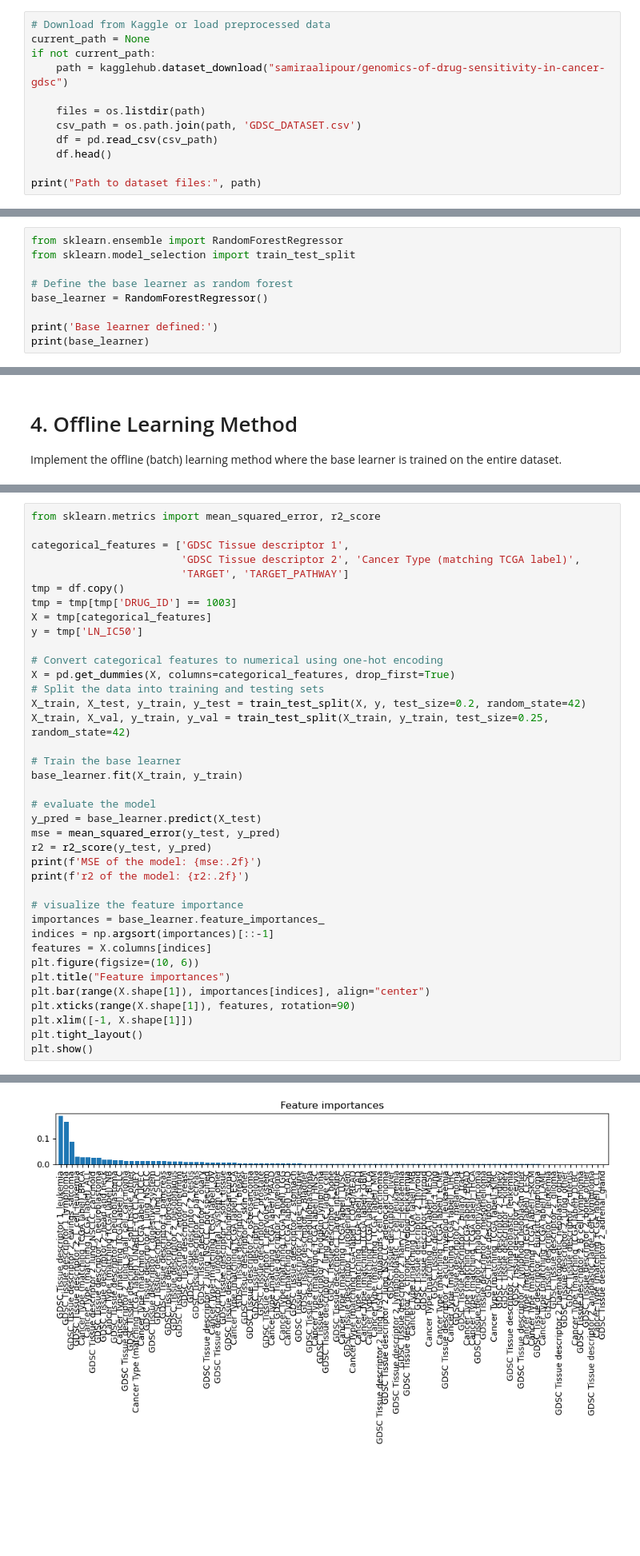
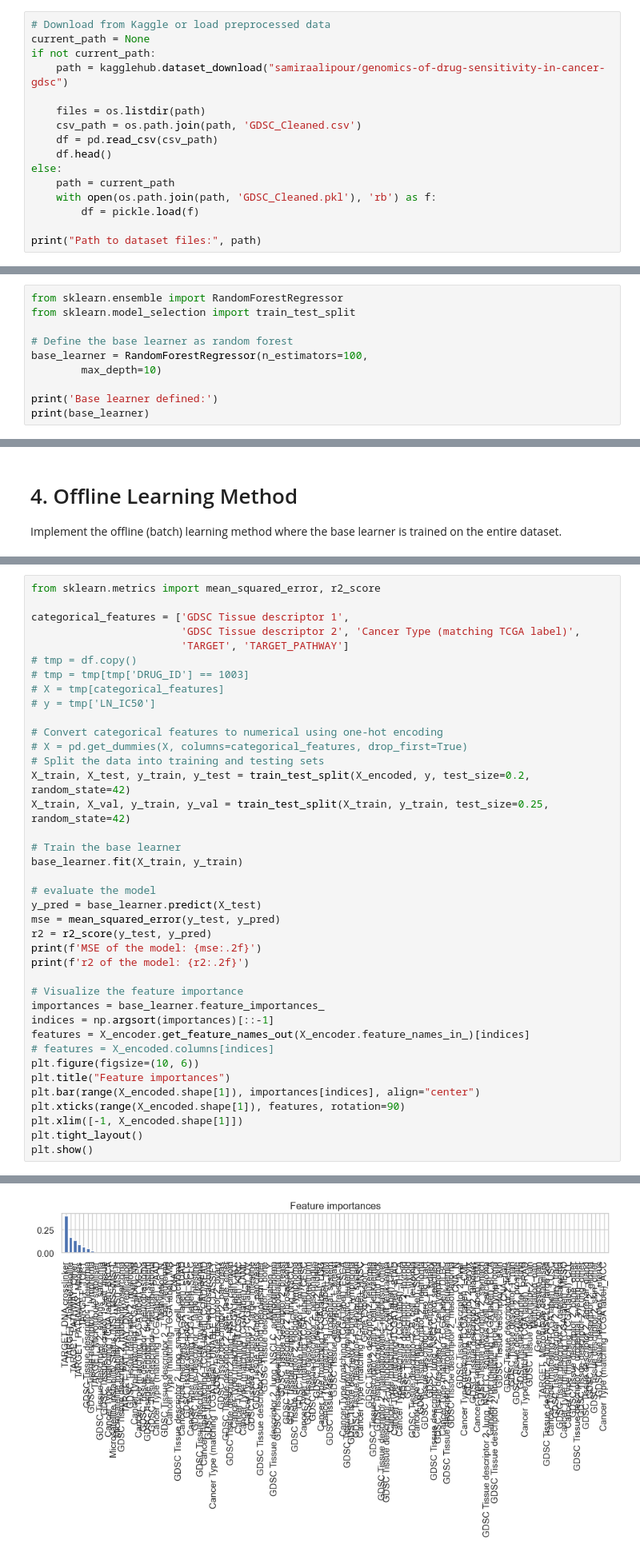
Before and after one commit to ShijieTang/Automation_GDSC, a Jupyter notebook: main.ipynb, the cells around one changed output, grey strips where cells are left out. Shown at 80% size. Saved outputs shown, nothing was run; the diff lists cells and outputs as text; blank space fills up the shorter version.

```diff
--- a/main.ipynb
+++ b/main.ipynb
@@ -42,9 +32,13 @@ if not current_path:
     path = kagglehub.dataset_download("samiraalipour/genomics-of-drug-sensitivity-in-cancer-gdsc")
 
     files = os.listdir(path)
-    csv_path = os.path.join(path, 'GDSC_DATASET.csv')
+    csv_path = os.path.join(path, 'GDSC_Cleaned.csv')
     df = pd.read_csv(csv_path)
     df.head()
+else:
+    path = current_path
+    with open(os.path.join(path, 'GDSC_Cleaned.pkl'), 'rb') as f:
+        df = pickle.load(f)
 
 print("Path to dataset files:", path)
 # %% [output]
@@ -67,7 +108,8 @@ from sklearn.ensemble import RandomForestRegressor
 from sklearn.model_selection import train_test_split
 
 # Define the base learner as random forest
-base_learner = RandomForestRegressor()
+base_learner = RandomForestRegressor(n_estimators=100,
+        max_depth=10)
 
 print('Base learner defined:')
 print(base_learner)
@@ -106,15 +126,15 @@ from sklearn.metrics import mean_squared_error, r2_score
 categorical_features = ['GDSC Tissue descriptor 1',
                         'GDSC Tissue descriptor 2', 'Cancer Type (matching TCGA label)',
                         'TARGET', 'TARGET_PATHWAY']
-tmp = df.copy()
-tmp = tmp[tmp['DRUG_ID'] == 1003]
-X = tmp[categorical_features]
-y = tmp['LN_IC50']
+# tmp = df.copy()
+# tmp = tmp[tmp['DRUG_ID'] == 1003]
+# X = tmp[categorical_features]
+# y = tmp['LN_IC50']
 
 # Convert categorical features to numerical using one-hot encoding
-X = pd.get_dummies(X, columns=categorical_features, drop_first=True)
+# X = pd.get_dummies(X, columns=categorical_features, drop_first=True)
 # Split the data into training and testing sets
-X_train, X_test, y_train, y_test = train_test_split(X, y, test_size=0.2, random_state=42)
+X_train, X_test, y_train, y_test = train_test_split(X_encoded, y, test_size=0.2, random_state=42)
 X_train, X_val, y_train, y_val = train_test_split(X_train, y_train, test_size=0.25, random_state=42)
 
 # Train the base learner
@@ -127,15 +147,16 @@ r2 = r2_score(y_test, y_pred)
 print(f'MSE of the model: {mse:.2f}')
 print(f'r2 of the model: {r2:.2f}')
 
-# visualize the feature importance
+# Visualize the feature importance
 importances = base_learner.feature_importances_
 indices = np.argsort(importances)[::-1]
-features = X.columns[indices]
+features = X_encoder.get_feature_names_out(X_encoder.feature_names_in_)[indices]
+# features = X_encoded.columns[indices]
 plt.figure(figsize=(10, 6))
 plt.title("Feature importances")
-plt.bar(range(X.shape[1]), importances[indices], align="center")
-plt.xticks(range(X.shape[1]), features, rotation=90)
-plt.xlim([-1, X.shape[1]])
+plt.bar(range(X_encoded.shape[1]), importances[indices], align="center")
+plt.xticks(range(X_encoded.shape[1]), features, rotation=90)
+plt.xlim([-1, X_encoded.shape[1]])
 plt.tight_layout()
 plt.show()
 # %% [output]
@@ -144,4 +165,4 @@ r2 of the model: 0.28
-[figure, old version]
+[figure, new version]
 # %% [markdown]
 # 5. Passive Learning Method
 
```
Also changed, not shown: parts of 19 cells of this notebook.
